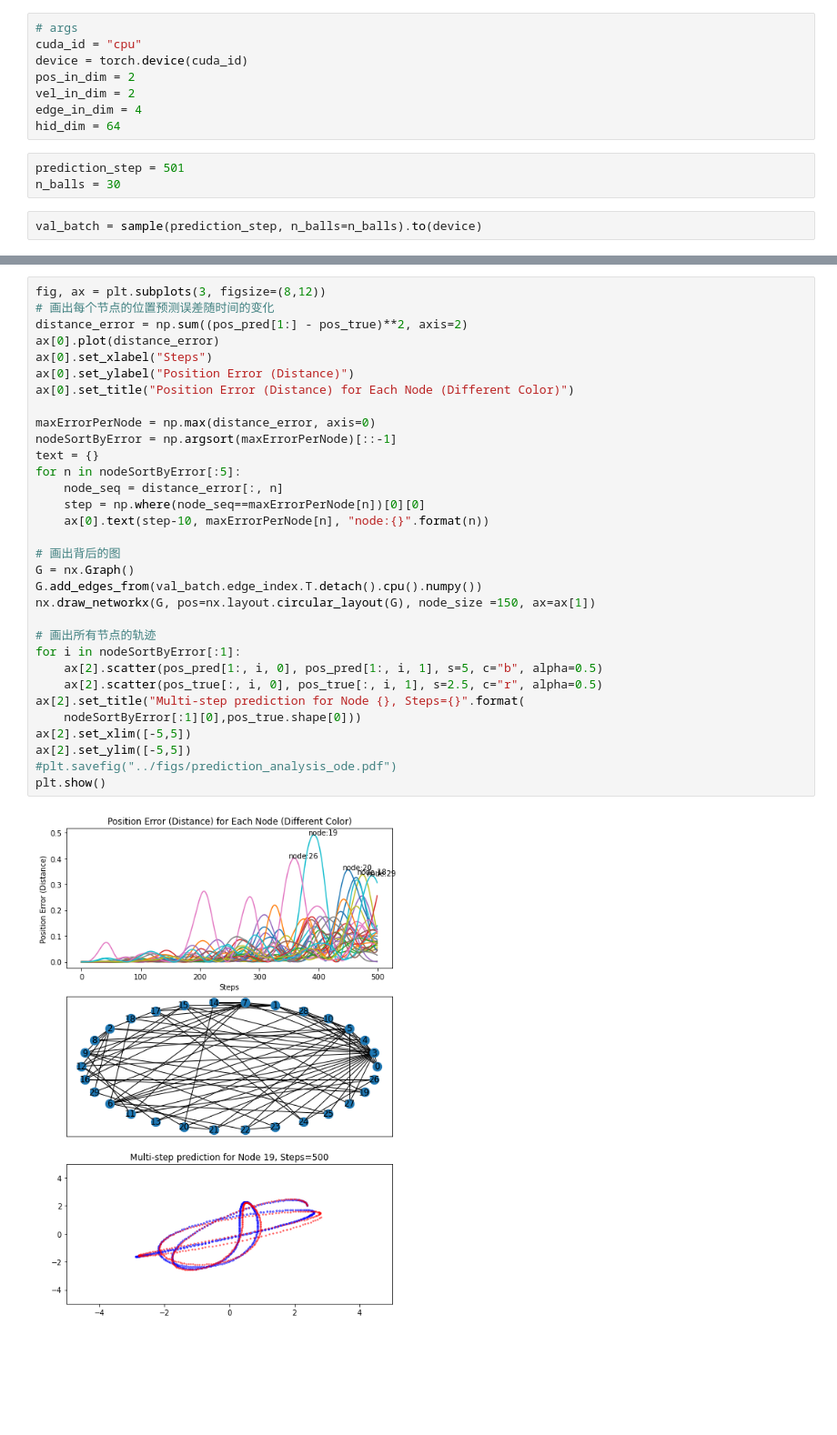
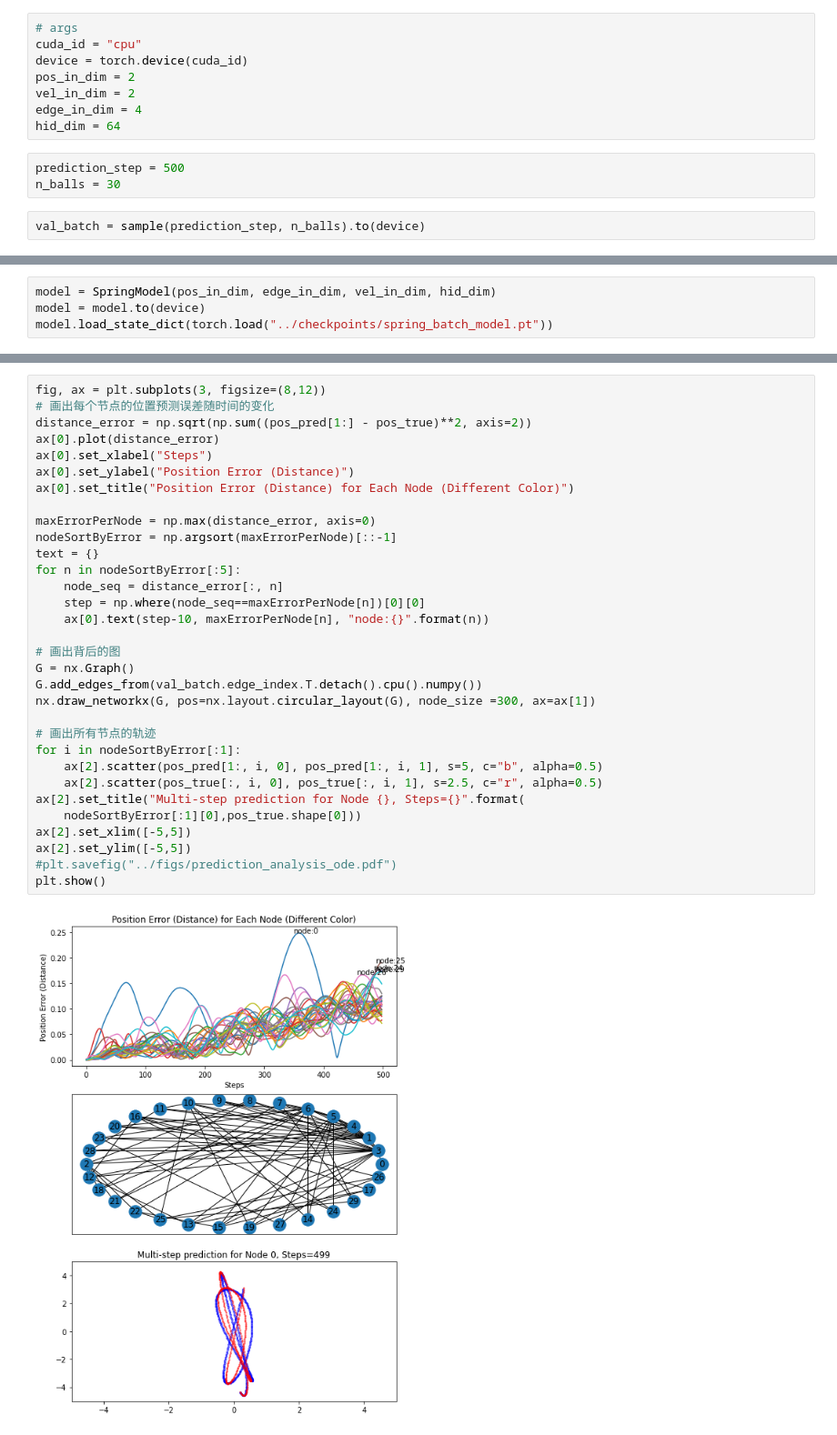
Before and after one commit to FeiGSSS/Control, a Jupyter notebook: notebooks/ODE_Prediction.ipynb, the cells around one changed output, grey strips where cells are left out. Shown: that part at 91% size. Saved outputs shown, nothing was run; the diff lists cells and outputs as text; blank space fills up the shorter version.

```diff
--- a/notebooks/ODE_Prediction.ipynb
+++ b/notebooks/ODE_Prediction.ipynb
@@ -24,7 +24,7 @@ vel_in_dim = 2
 edge_in_dim = 4
 hid_dim = 64
 # %%
-prediction_step = 501
+prediction_step = 500
 n_balls = 30
 # %%
-val_batch = sample(prediction_step, n_balls=n_balls).to(device)
+val_batch = sample(prediction_step, n_balls).to(device)
@@ -30,0 +35,4 @@ val_batch = sample(prediction_step, n_balls=n_balls).to(device)
+# %%
+model = SpringModel(pos_in_dim, edge_in_dim, vel_in_dim, hid_dim)
+model = model.to(device)
+model.load_state_dict(torch.load("../checkpoints/spring_batch_model.pt"))
@@ -47,34 +49,34 @@ pos_true = val_batch.pos_res.cpu().numpy()
 # %%
 fig, ax = plt.subplots(3, figsize=(8,12))
 # 画出每个节点的位置预测误差随时间的变化
-distance_error = np.sum((pos_pred[1:] - pos_true)**2, axis=2)
+distance_error = np.sqrt(np.sum((pos_pred[1:] - pos_true)**2, axis=2))
 ax[0].plot(distance_error)
 ax[0].set_xlabel("Steps")
 ax[0].set_ylabel("Position Error (Distance)")
 ax[0].set_title("Position Error (Distance) for Each Node (Different Color)")
 
 maxErrorPerNode = np.max(distance_error, axis=0)
 nodeSortByError = np.argsort(maxErrorPerNode)[::-1]
 text = {}
 for n in nodeSortByError[:5]:
     node_seq = distance_error[:, n]
     step = np.where(node_seq==maxErrorPerNode[n])[0][0]
     ax[0].text(step-10, maxErrorPerNode[n], "node:{}".format(n))
 
 # 画出背后的图
 G = nx.Graph()
 G.add_edges_from(val_batch.edge_index.T.detach().cpu().numpy())
-nx.draw_networkx(G, pos=nx.layout.circular_layout(G), node_size =150, ax=ax[1])
+nx.draw_networkx(G, pos=nx.layout.circular_layout(G), node_size =300, ax=ax[1])
 
 # 画出所有节点的轨迹
 for i in nodeSortByError[:1]:
     ax[2].scatter(pos_pred[1:, i, 0], pos_pred[1:, i, 1], s=5, c="b", alpha=0.5)
     ax[2].scatter(pos_true[:, i, 0], pos_true[:, i, 1], s=2.5, c="r", alpha=0.5)
 ax[2].set_title("Multi-step prediction for Node {}, Steps={}".format(
     nodeSortByError[:1][0],pos_true.shape[0]))
 ax[2].set_xlim([-5,5])
 ax[2].set_ylim([-5,5])
 #plt.savefig("../figs/prediction_analysis_ode.pdf")
 plt.show()
 # %% [output]
-[figure, old version]
+[figure, new version]
```
Also changed, not shown: parts of 6 cells of this notebook, 10 other files.
